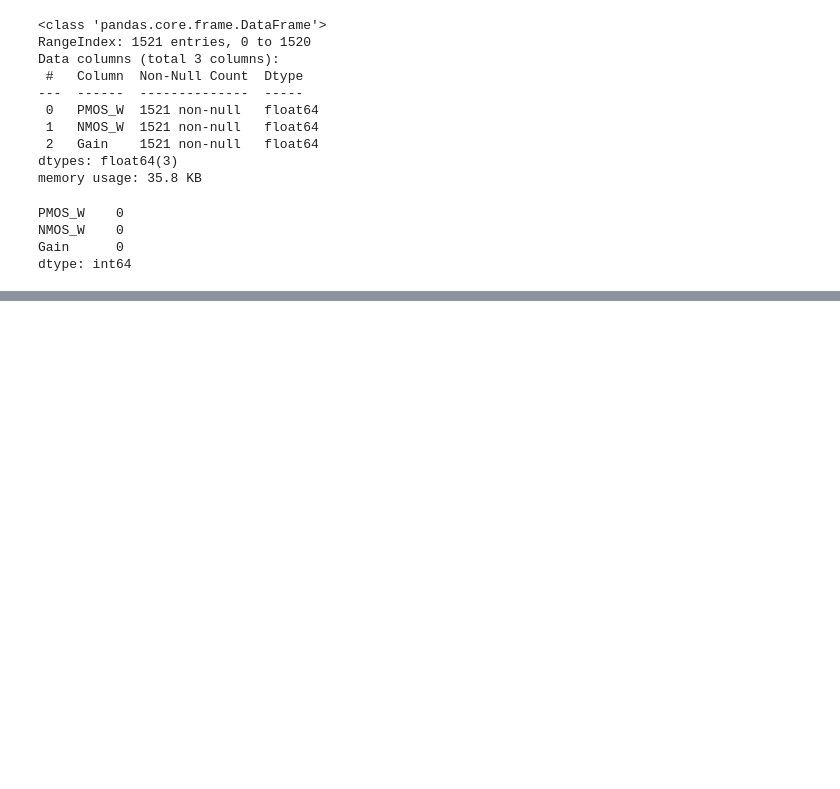
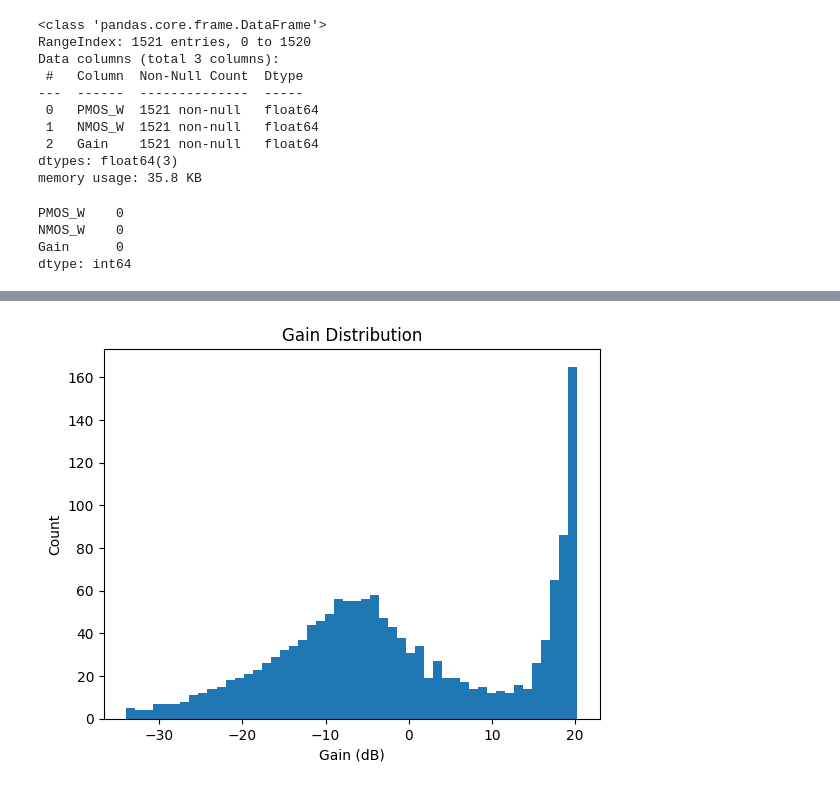
Before and after one commit to MrunalTalikoti/UST_Analog_automation, a Jupyter notebook: notebooks/data_transofrmation.ipynb, the cells around one changed output, grey strips where cells are left out. Drawn from its saved outputs; the diff is of its cells as text; code cells hidden in the pictures; blank space fills up the shorter version.

Commit message:
Data Preprocessing Completed

```diff
--- a/notebooks/data_transofrmation.ipynb
+++ b/notebooks/data_transofrmation.ipynb
@@ -67,0 +81,13 @@ dff = pd.read_csv(r'D:\UST Project\UST_Analog_automation\data\processed\csamp_lo
+# %%
+import pandas as pd
+import matplotlib.pyplot as plt
+
+df = pd.read_csv(r"D:\UST Project\UST_Analog_automation\data\processed\csamp_long.csv")
+
+plt.hist(df["Gain"], bins=50)
+plt.xlabel("Gain (dB)")
+plt.ylabel("Count")
+plt.title("Gain Distribution")
+plt.show()
+# %% [output]
+[figure, added]
```
Also changed, not shown: parts of 3 cells of this notebook, 3 other files.
